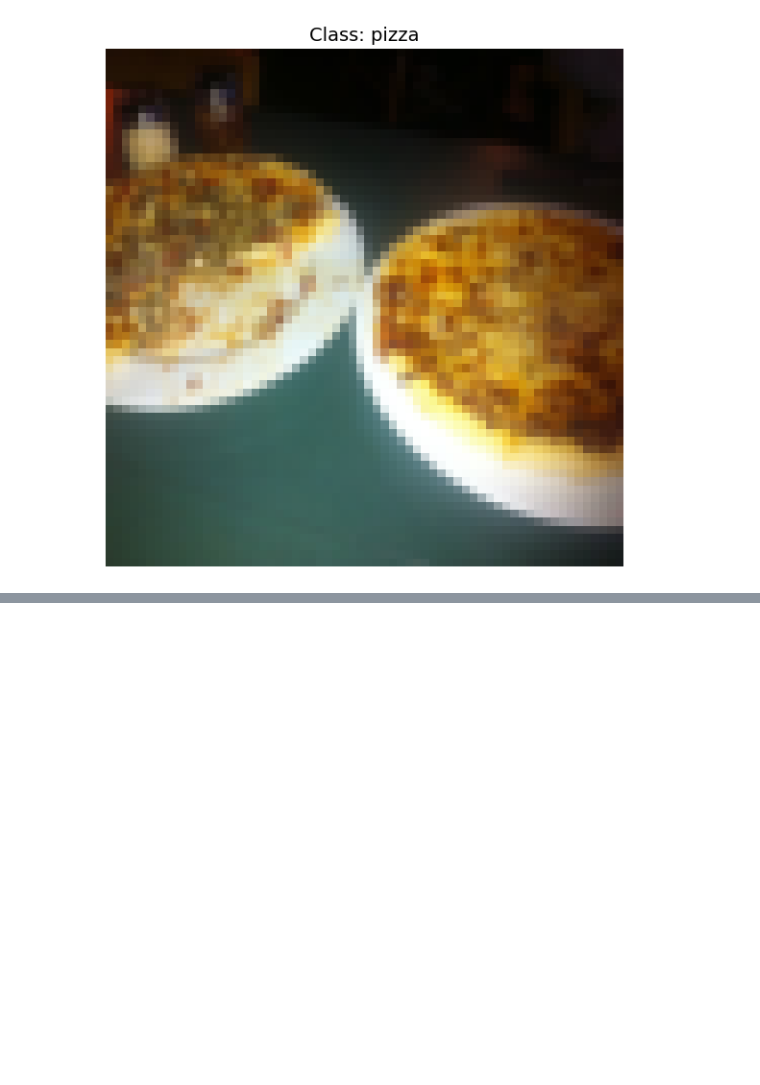
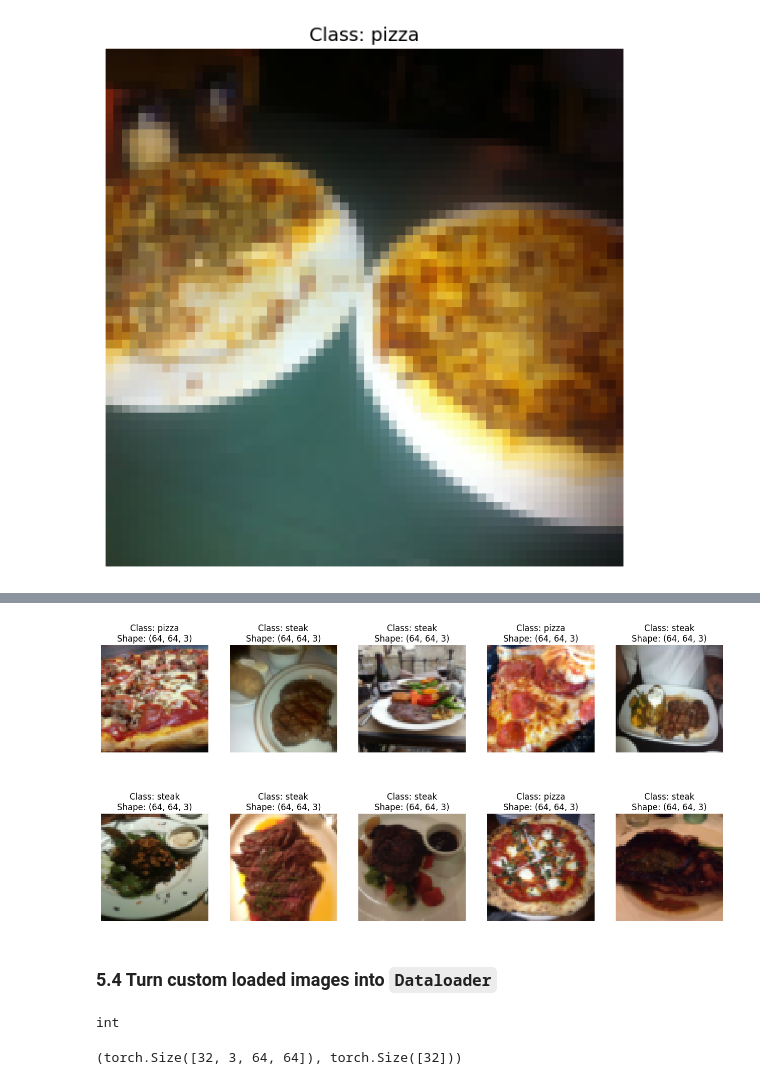
Before and after one commit to JavierMdT/PyTorch-Course, a Jupyter notebook: 04_pytorch_customs_datasets/04_pytorch_customs_datasets.ipynb, the cells around one changed output, grey strips where cells are left out. Cells and saved outputs as stored; diff of their text form; code cells hidden in the pictures; blank space fills up the shorter version.

```diff
--- a/04_pytorch_customs_datasets/04_pytorch_customs_datasets.ipynb
+++ b/04_pytorch_customs_datasets/04_pytorch_customs_datasets.ipynb
@@ -338,0 +346,4 @@ Text(0.5, 1.0, 'Class: pizza')
+# %%
+import os
+n_cores = int(os.cpu_count())
+n_cores
@@ -338,0 +661,15 @@ Text(0.5, 1.0, 'Class: pizza')
+# %%
+# Display random images from the ImageFolderCustom created by us
+display_random_images(dataset=train_data_custom,
+                      classes=train_data.classes,
+                      n=10,
+                      display_shape=True,
+                      seed=42)
+# %% [output]
+[figure, added]
+# %% [markdown]
+### 5.4 Turn custom loaded images into `Dataloader`
+# %%
+type(os.cpu_count())
+# %% [output]
+int
@@ -338,0 +690,6 @@ Text(0.5, 1.0, 'Class: pizza')
+# %%
+# Get image and label from custom dataloader
+img_custom, label_custom = next(iter(train_dataloader_custom))
+img_custom.shape, label_custom.shape
+# %% [output]
+(torch.Size([32, 3, 64, 64]), torch.Size([32]))
```
Also changed, not shown: parts of 98 cells of this notebook, 3 other files.
